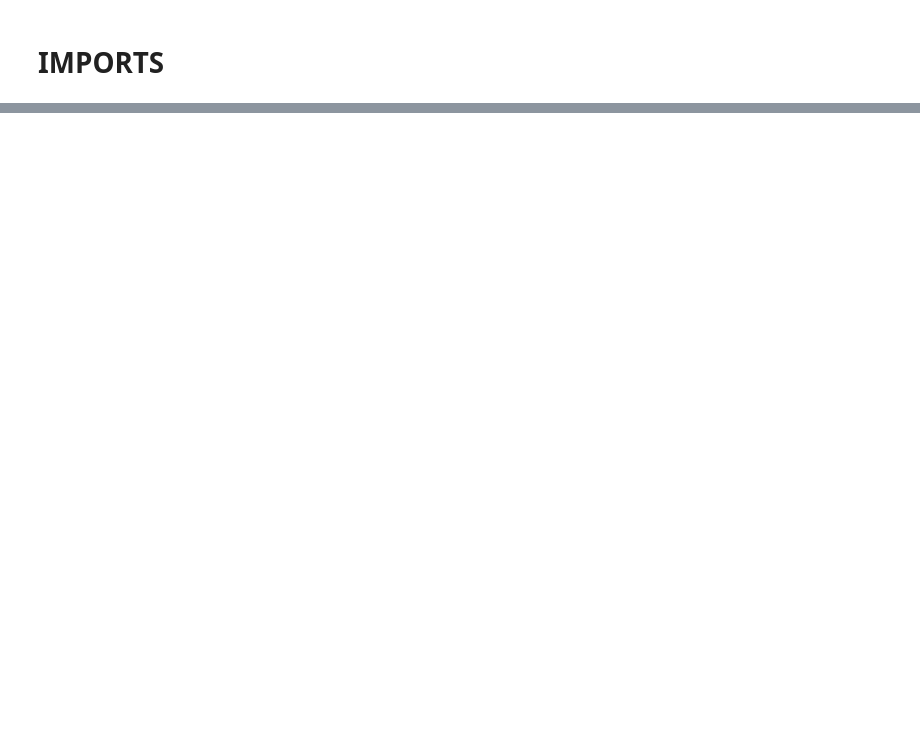
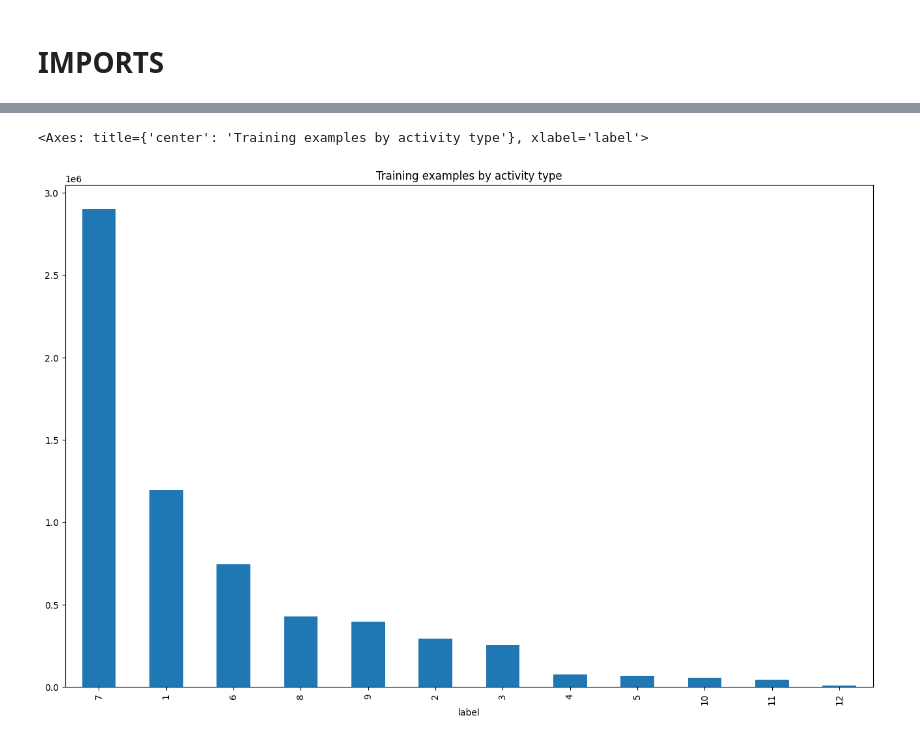
Before and after one commit to ELEFTHERIOSAMITSIS/data_mining, a Jupyter notebook: test_dataset.ipynb, the cells around one changed output, grey strips where cells are left out. Cells and saved outputs as stored; diff of their text form; code cells hidden in the pictures; blank space fills up the shorter version.

```diff
--- a/test_dataset.ipynb
+++ b/test_dataset.ipynb
@@ -77,0 +16,4 @@ axs[1,1].legend()
+# %%
+data=create_dataframe()
+data=data.drop(columns=['index','Unnamed: 0'])
+print(data)
@@ -77,0 +47,3 @@ axs[1,1].legend()
+# %%
+countofActivity=data['label'].value_counts()
+print(countofActivity)
@@ -77,0 +65,5 @@ axs[1,1].legend()
+# %%
+countofActivity.plot(kind='bar', title='Training examples by activity type',figsize=(16,10))
+# %% [output]
+<Axes: title={'center': 'Training examples by activity type'}, xlabel='label'>
+[figure, added]
```
Also changed, not shown: parts of 26 cells of this notebook, 3 other files.
